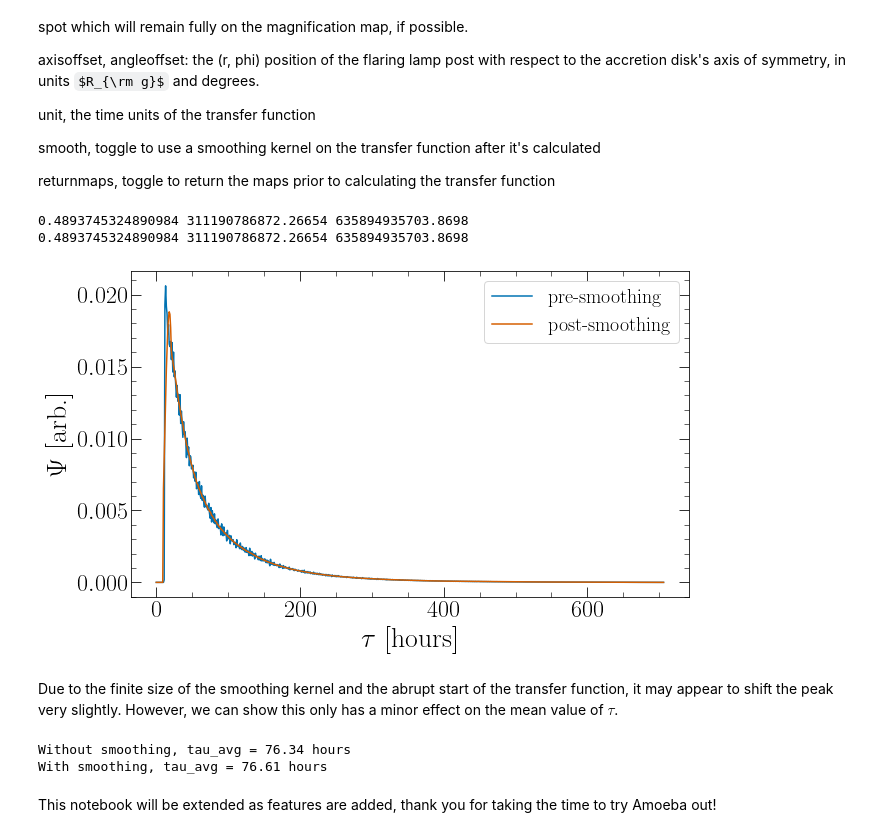
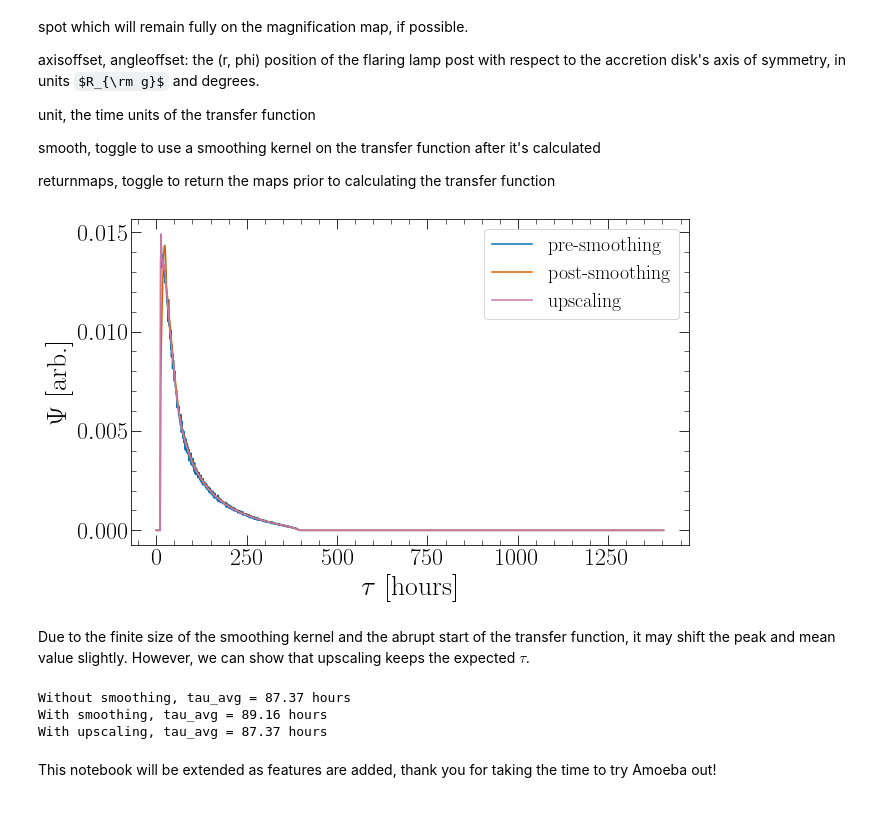
Before and after one commit to Henry-Best-01/Amoeba, a Jupyter notebook: AmoebaExamples.ipynb, the cells around one changed output. Saved outputs shown, nothing was run; the diff lists cells and outputs as text; code cells hidden in the pictures; some formulas as TeX source.

```diff
--- a/AmoebaExamples.ipynb
+++ b/AmoebaExamples.ipynb
@@ -1024,33 +1025,37 @@ returnmaps, toggle to return the maps prior to calculating the transfer function
 # %%
 wavelength = 500
 seednum = 40
 np.random.seed(seednum)
 TransferFunction = MagMap.GenerateMicrolensedResponse(AccDisk, wavelength)
 np.random.seed(seednum)
 TransferFunctionSmooth = MagMap.GenerateMicrolensedResponse(AccDisk, wavelength, smooth=True)
+np.random.seed(seednum)
+TransferFunctionUpscaled = MagMap.GenerateMicrolensedResponse(AccDisk, wavelength, scaleratio=10)
 
 fig, ax = plt.subplots(figsize=(10,6))
 ax.plot(TransferFunction, label="pre-smoothing")
 ax.plot(TransferFunctionSmooth, label='post-smoothing')
+ax.plot(TransferFunctionUpscaled, label='upscaling')
 ax.set_xlabel(r"$\tau$ [hours]")
 ax.set_ylabel(r"$\Psi$ [arb.]")
 ax.legend()
 plt.show()
 # %% [output]
-0.4893745324890984 311190786872.26654 635894935703.8698
-0.4893745324890984 311190786872.26654 635894935703.8698
-[figure, old version]
+[figure, new version]
 # %% [markdown]
-Due to the finite size of the smoothing kernel and the abrupt start of the transfer function, it may appear to shift the peak very slightly. However, we can show this only has a minor effect on the mean value of $\tau$.
+Due to the finite size of the smoothing kernel and the abrupt start of the transfer function, it may shift the peak and mean value slightly. However, we can show that upscaling keeps the expected $\tau$.
 # %%
 meanTF = np.sum(np.linspace(0, len(TransferFunction), len(TransferFunction))*TransferFunction)
 meansmoothTF = np.sum(np.linspace(0, len(TransferFunctionSmooth), len(TransferFunctionSmooth))*TransferFunctionSmooth)
+meanupscaledTF = np.sum(np.linspace(0, len(TransferFunctionUpscaled), len(TransferFunctionUpscaled))*TransferFunctionUpscaled)
 
 print(r"Without smoothing, tau_avg = "+str(meanTF)[:5]+" hours")
 print(r"With smoothing, tau_avg = "+str(meansmoothTF)[:5]+" hours")
+print(r"With upscaling, tau_avg = "+str(meanupscaledTF)[:5]+" hours")
 # %% [output]
-Without smoothing, tau_avg = 76.34 hours
-With smoothing, tau_avg = 76.61 hours
+Without smoothing, tau_avg = 87.37 hours
+With smoothing, tau_avg = 89.16 hours
+With upscaling, tau_avg = 87.37 hours
 # %% [markdown]
 This notebook will be extended as features are added, thank you for taking the time to try Amoeba out!
 # %%
```
Also changed, not shown: parts of 7 cells of this notebook, 2 other files.
